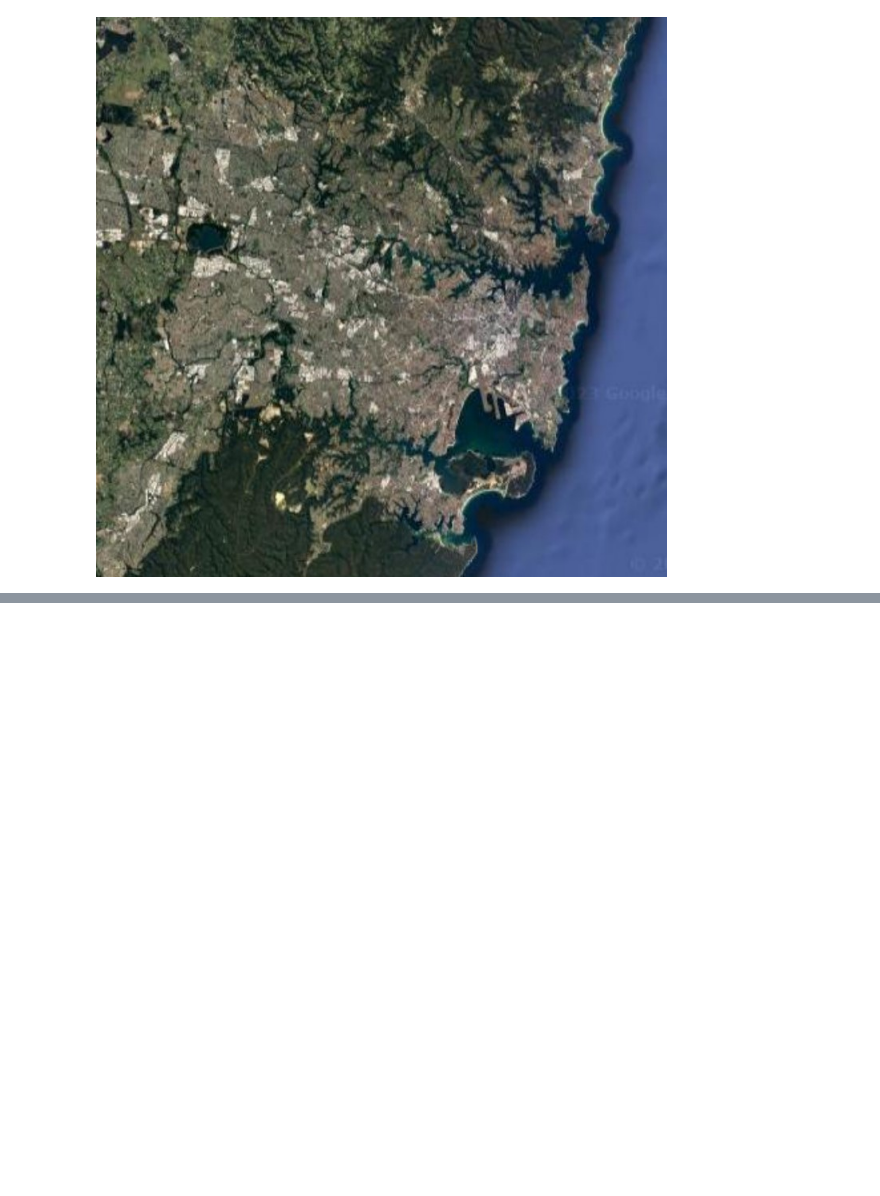
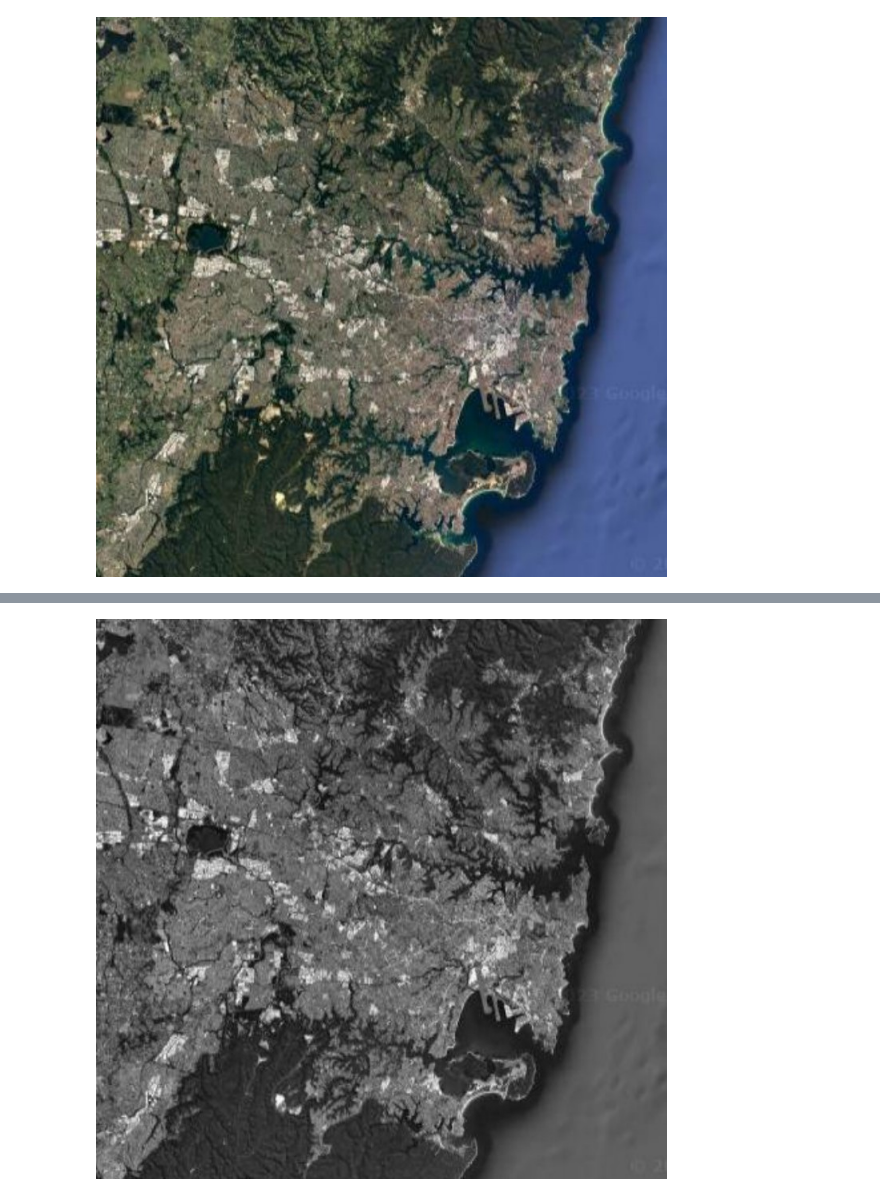
Before and after one commit to VeryBadAtPython/Img_Stuff, a Jupyter notebook: ImgStuff/IMGProcessing/waterStuff.ipynb, the cells around one changed output, grey strips where cells are left out. Drawn from its saved outputs; the diff is of its cells as text; code cells hidden in the pictures; blank space fills up the shorter version.

```diff
--- a/ImgStuff/IMGProcessing/waterStuff.ipynb
+++ b/ImgStuff/IMGProcessing/waterStuff.ipynb
@@ -19,0 +20,8 @@ thresholdPixel.(img2)
+# %%
+function seeRed(x)
+    return x.g
+end
+
+Gray.(seeRed.(img2))
+# %% [output]
+[figure, added]
```
Also changed, not shown: parts of 1 cell of this notebook.
